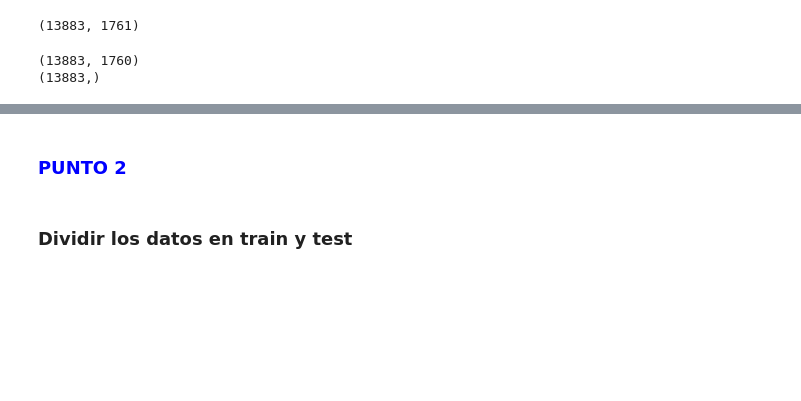
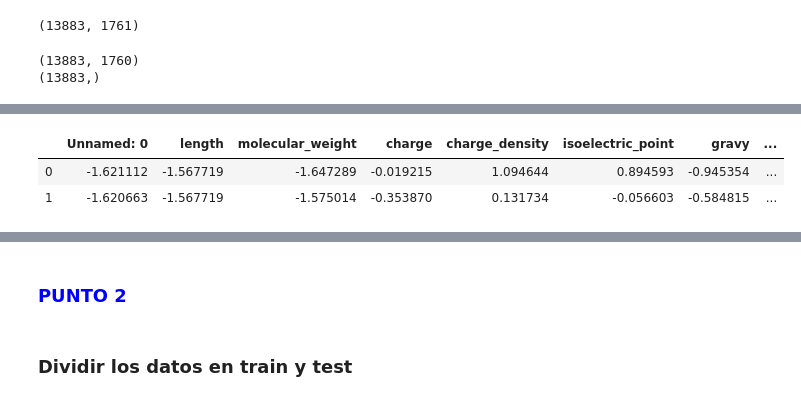
Before and after one commit to efvillar/Clasificacion_Peptidos_UNAL, a Jupyter notebook: Peptidos_tarea.ipynb, the cells around one changed output, grey strips where cells are left out. Saved outputs shown, nothing was run; the diff lists cells and outputs as text; code cells hidden in the pictures; blank space fills up the shorter version.

```diff
--- a/Peptidos_tarea.ipynb
+++ b/Peptidos_tarea.ipynb
@@ -140,0 +145,6 @@ Xdata_std.head(2)
+# %%
+Xdata_std.head(2)
+# %% [output]
+|  | Unnamed: 0 | length | molecular_weight | charge | charge_density | isoelectric_point | gravy | ... |
+| 0 | -1.621112 | -1.567719 | -1.647289 | -0.019215 | 1.094644 | 0.894593 | -0.945354 | ... |
+| 1 | -1.620663 | -1.567719 | -1.575014 | -0.353870 | 0.131734 | -0.056603 | -0.584815 | ... |
```
Also changed, not shown: parts of 77 cells of this notebook, 3 other files.
